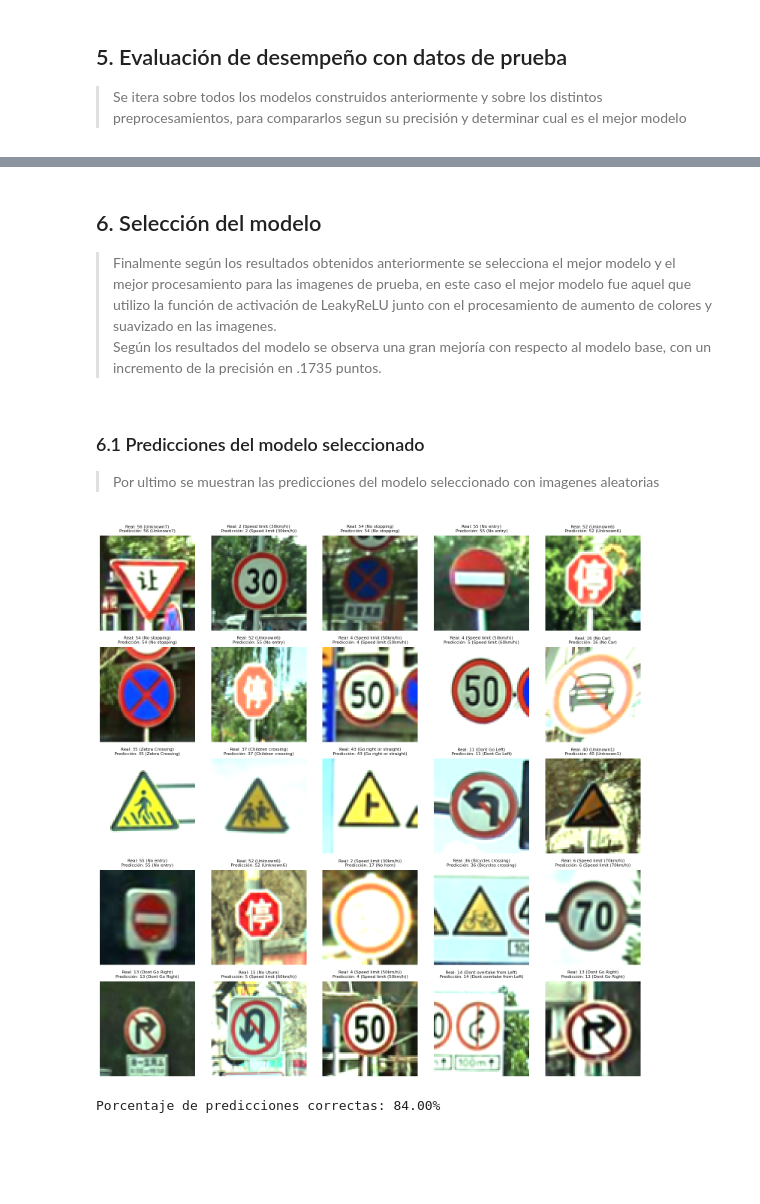
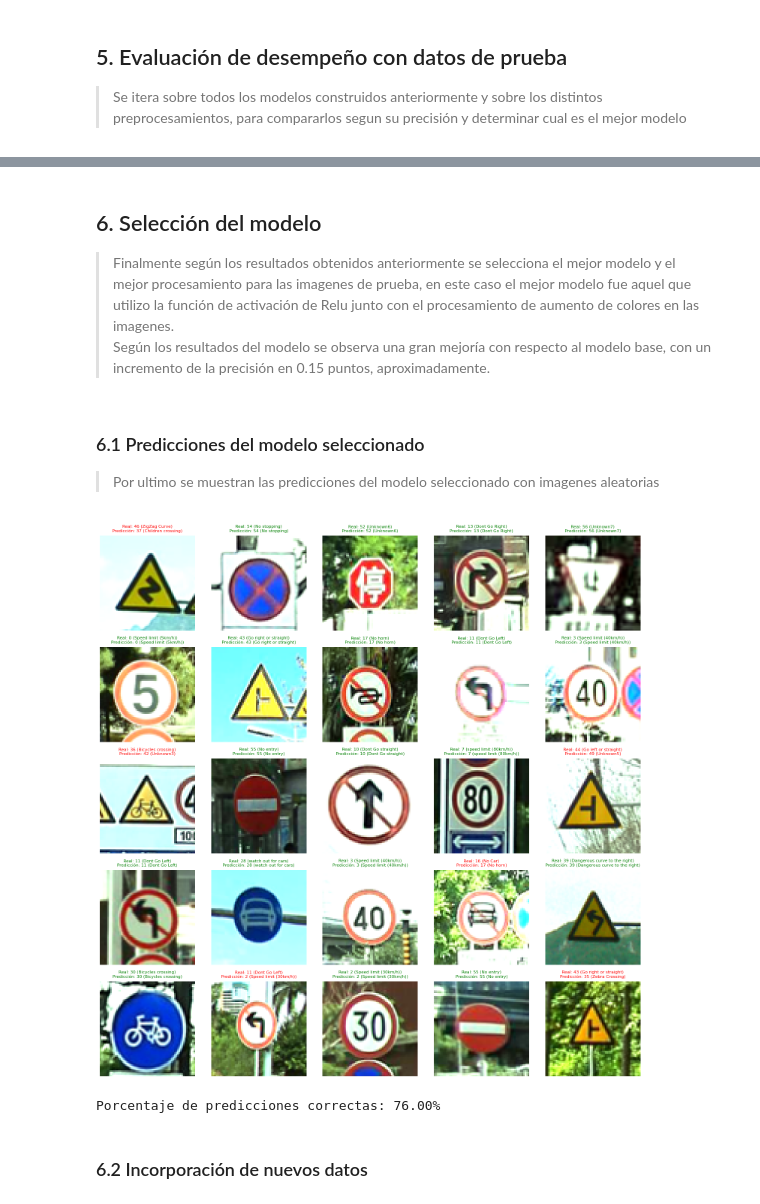
Before and after one commit to Raul-Olivares63/IAvanzada, a Jupyter notebook: Bloque 2/Traffic_Signs_Detection.ipynb, the cells around one changed output, grey strips where cells are left out. Cells and saved outputs as stored; diff of their text form; code cells hidden in the pictures; blank space fills up the shorter version.

```diff
--- a/Bloque 2/Traffic_Signs_Detection.ipynb
+++ b/Bloque 2/Traffic_Signs_Detection.ipynb
@@ -284,5 +296,9 @@ target = np.array(target)
 
 # Normalizar las imágenes
 data = data / 255.0
+
+# Dividir los datos en entrenamiento y validación
+#*El conjunto de prueba se encuentra en una carpeta distinta, por ello no es necesario dividirlo
+X_train, X_val, y_train, y_val = train_test_split(data, target, test_size=0.5, random_state=42)
 # %% [markdown]
 ### 4.2 Construcción y entrenamiento de modelos variando su función de activación
@@ -358,6 +386,8 @@ new_learning_rate = 0.001
 opt = optimizers.Adam(learning_rate=new_learning_rate)
 
 leaky.compile(optimizer= opt, loss='sparse_categorical_crossentropy', metrics=['accuracy'])
-leaky.fit(data, target, epochs=20)
+
+# Entrenamiento con Early Stopping
+history = leaky.fit(X_train, y_train, epochs=20, validation_data=(X_val, y_val), callbacks=[early_stopping])
 # %% [output]
 Epoch 1/20
@@ -400,6 +429,11 @@ new_learning_rate = 0.001
 # Configura el optimizador con la nueva tasa de aprendizaje
 opt = optimizers.Adam(learning_rate=new_learning_rate)
 elu.compile(optimizer= opt, loss='sparse_categorical_crossentropy', metrics=['accuracy'])
-elu.fit(data, target, epochs=20)
+
+# Añadir Early Stopping
+early_stopping = EarlyStopping(monitor='val_loss', patience=2, restore_best_weights=True)
+
+# Entrenamiento con Early Stopping
+history = elu.fit(X_train, y_train, epochs=20, validation_data=(X_val, y_val), callbacks=[early_stopping])
 # %% [output]
 Epoch 1/20
@@ -442,6 +475,11 @@ new_learning_rate = 0.001
 # Configura el optimizador con la nueva tasa de aprendizaje
 opt = optimizers.Adam(learning_rate=new_learning_rate)
 tanh.compile(optimizer= opt, loss='sparse_categorical_crossentropy', metrics=['accuracy'])
-tanh.fit(data, target, epochs=15)
+
+# Añadir Early Stopping
+early_stopping = EarlyStopping(monitor='val_loss', patience=2, restore_best_weights=True)
+
+# Entrenamiento con Early Stopping
+history = tanh.fit(X_train, y_train, epochs=15, validation_data=(X_val, y_val), callbacks=[early_stopping])
 # %% [output]
 Epoch 1/15
@@ -700,7 +737,7 @@ Preprocesamiento: Resize_Bright Precisión en el conjunto de prueba: 0.739217652
 # %% [markdown]
 ## 6. Selección del modelo
 
-> Finalmente según los resultados obtenidos anteriormente se selecciona el mejor modelo y el mejor procesamiento para las imagenes de prueba, en este caso el mejor modelo fue aquel que utilizo la función de activación de LeakyReLU junto con el procesamiento de aumento de colores y suavizado en las imagenes.<br> Según los resultados del modelo se observa una gran mejoría con respecto al modelo base, con un incremento de la precisión en .1735 puntos.
+> Finalmente según los resultados obtenidos anteriormente se selecciona el mejor modelo y el mejor procesamiento para las imagenes de prueba, en este caso el mejor modelo fue aquel que utilizo la función de activación de Relu junto con el procesamiento de aumento de colores en las imagenes.<br> Según los resultados del modelo se observa una gran mejoría con respecto al modelo base, con un incremento de la precisión en 0.15 puntos, aproximadamente.
 # %% [markdown]
 ### 6.1 Predicciones del modelo seleccionado
 > Por ultimo se muestran las predicciones del modelo seleccionado con imagenes aleatorias
@@ -713,10 +750,10 @@ num_cols = 5
 fig, axs = plt.subplots(num_rows, num_cols, figsize=(15, 15))
 
 # Modelo seleccionado
-model = leaky
+model = relu
 
 # Obtener una lista de archivos de imagen en el directorio de pruebas
-test_data_dir = '/content/traffic_sign_dataset/traffic_Data/TEST_GaussColor'
+test_data_dir = '/content/traffic_sign_dataset/traffic_Data/TEST_processed'
 image_files = os.listdir(test_data_dir)
 
 # Inicializar el contador de predicciones correctas
@@ -746,33 +783,37 @@ for i in range(num_rows):
 
         # Obtener la clase predicha
         predicted_class = np.argmax(predictions)
 
         # Obtener las etiquetas
         real_class = int(random_image_file.split("_")[0])
         real_class_name = labels.loc[labels['ClassId'] == real_class, 'Name'].values[0]
         predicted_class_name = labels.loc[labels['ClassId'] == int(predicted_class), 'Name'].values[0]
 
         # Verificar si la predicción es correcta
         is_correct = real_class == predicted_class
 
         # Contar las predicciones correctas
         correct_predictions += 1 if is_correct else 0
 
+        text_color = 'red' if not is_correct else 'green'
+
         # Mostrar la imagen en el subgráfico correspondiente
         axs[i, j].imshow(image)
         axs[i, j].axis('off')
         axs[i, j].set_title(
-            f"Real: {real_class} ({real_class_name})\nPredicción: {predicted_class} ({predicted_class_name})",
+            f"Real: {real_class} ({real_class_name})\nPredicción: {predicted_class} ({predicted_class_name})",color= text_color,
             fontsize=8
         )
 sys.stdout = original_stdout
 # Ajustar el diseño para evitar solapamientos
 plt.tight_layout()
 plt.show()
 
 # Imprimir el porcentaje de predicciones correctas
 accuracy_percentage = (correct_predictions / (num_rows * num_cols)) * 100
 print(f"Porcentaje de predicciones correctas: {accuracy_percentage:.2f}%")
 # %% [output]
-[figure, old version]
+[figure, new version]
-Porcentaje de predicciones correctas: 84.00%
+Porcentaje de predicciones correctas: 76.00%
+# %% [markdown]
+### 6.2 Incorporación de nuevos datos
```
Also changed, not shown: parts of 19 cells of this notebook.
